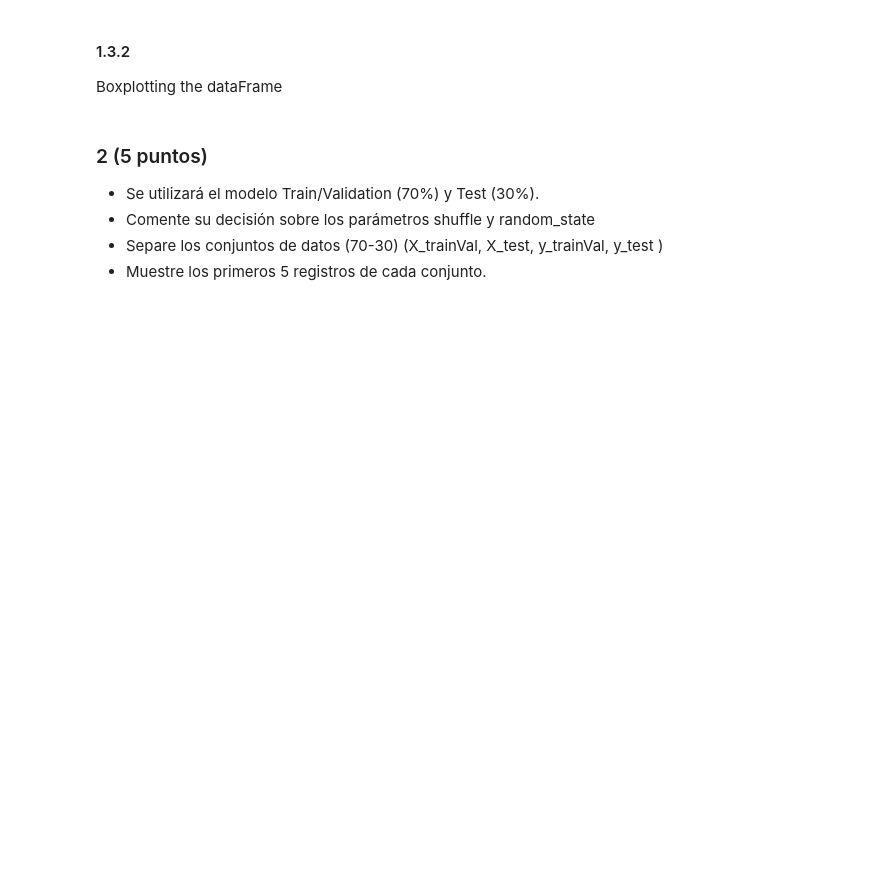
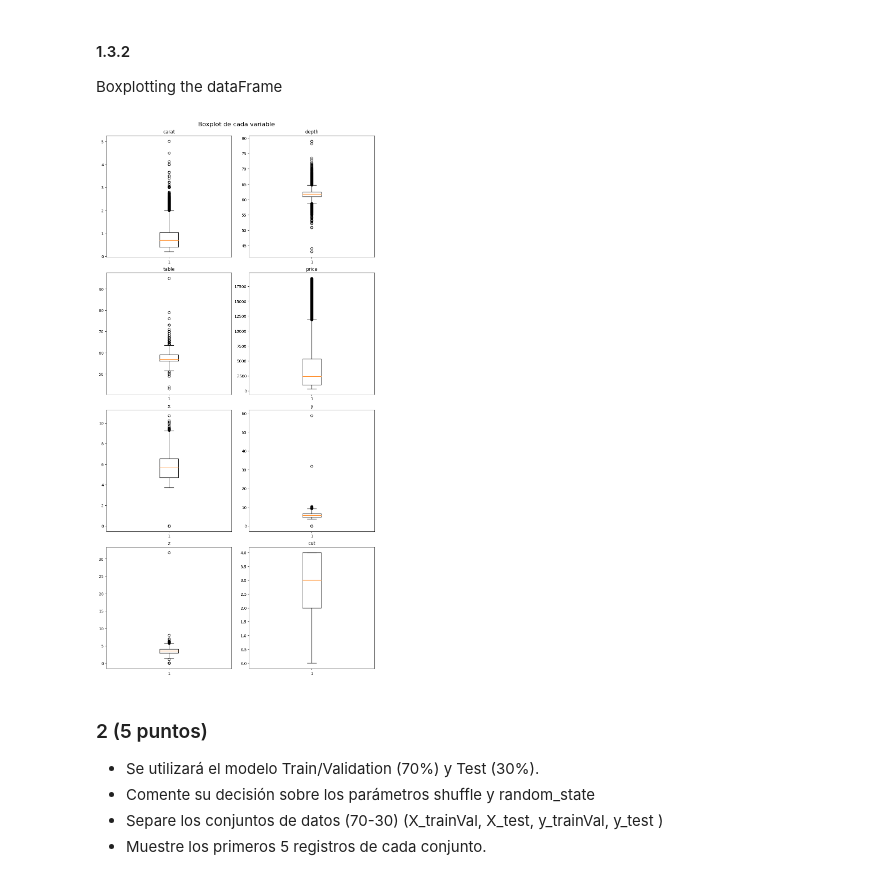
Before and after one commit to IAGR2-S2-2023/TP2_Regresi-n-Clasificaci-n, a Jupyter notebook: 2023-2-Trabajo_Practico_2.ipynb, the cells around one changed output. Saved outputs shown, nothing was run; the diff lists cells and outputs as text; code cells hidden in the pictures; blank space fills up the shorter version.

```diff
--- a/2023-2-Trabajo_Practico_2.ipynb
+++ b/2023-2-Trabajo_Practico_2.ipynb
@@ -136,6 +140,25 @@ plt.show()
 #### 1.3.2
 
 Boxplotting the dataFrame
+# %%
+import matplotlib.pyplot as plt
+
+fig, axs = plt.subplots(4, 2, constrained_layout=True, figsize=(10, 20))
+fig.suptitle('Boxplot de cada variable', fontsize=16)
+
+n_cols = len(dataFrame.columns)  # Obtén el número de columnas en tu DataFrame
+d = 0
+for i in range(4):
+    for j in range(2):
+        if d >= n_cols:
+            break
+        axs[i, j].set_title(dataFrame.columns[d])
+        axs[i, j].boxplot(dataFrame.iloc[:, d])  # No es necesario especificar vert=False para gráficos verticales
+        d += 1
+
+plt.show()
+# %% [output]
+[figure, added]
 # %% [markdown]
 ### 2 (5 puntos)
 - Se utilizará el modelo Train/Validation (70%)  y Test (30%).
```
Also changed, not shown: parts of 10 cells of this notebook.
